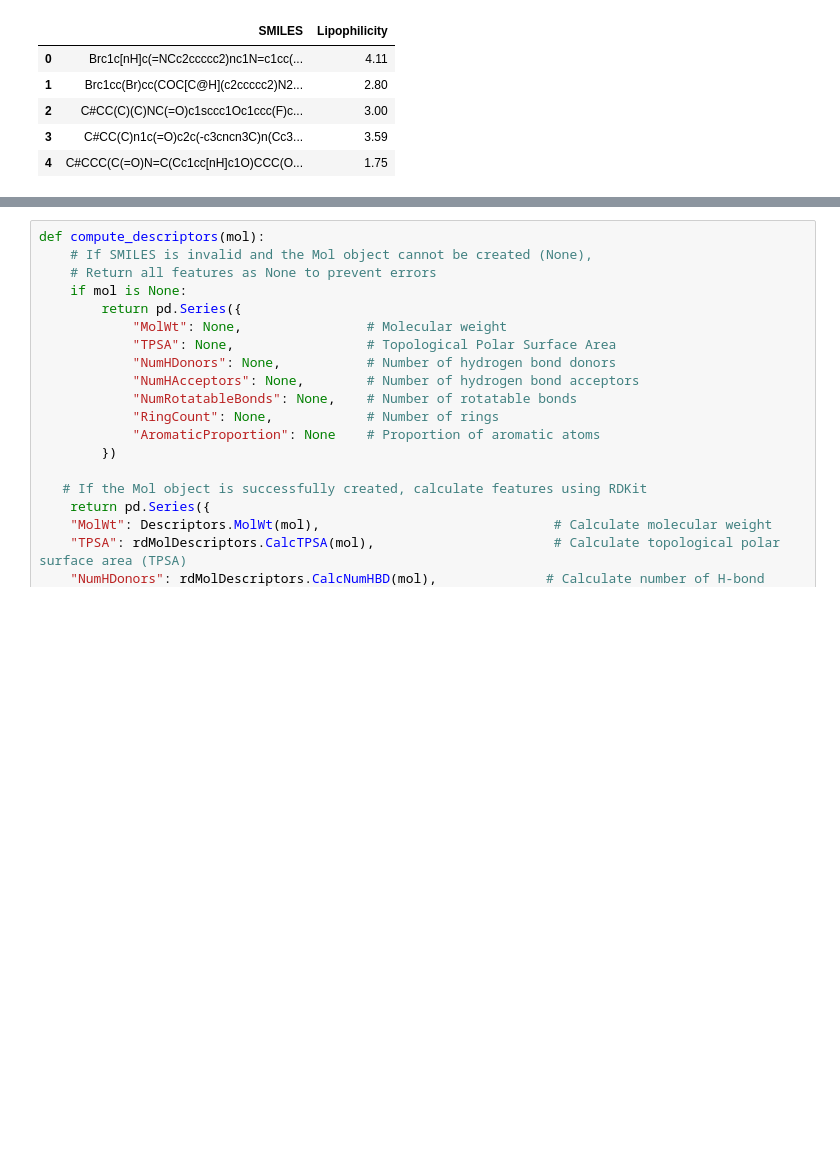
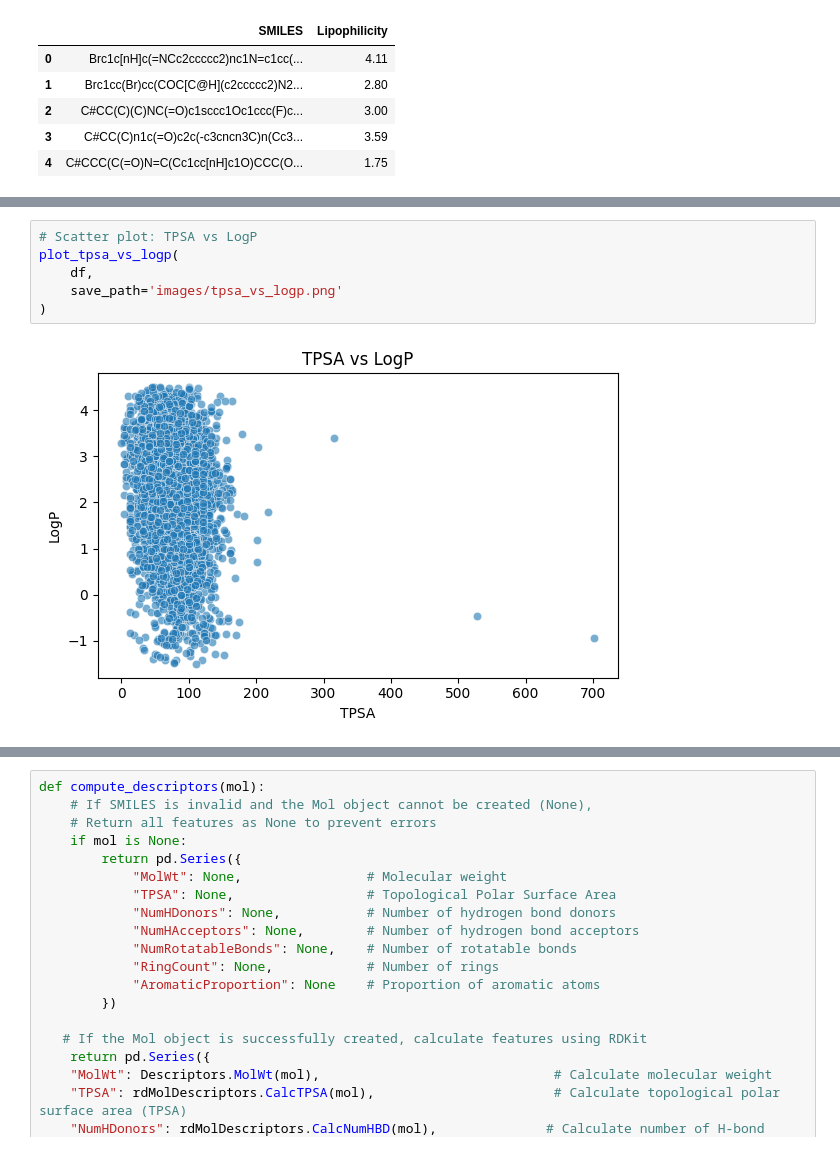
Before and after one commit to Kyeongbin-Tom/logp-tpsa-analysis, a Jupyter notebook: notebooks/LogP_TPSA_Analysis.ipynb, the cells around one changed output, grey strips where cells are left out. Cells and saved outputs as stored; diff of their text form; blank space fills up the shorter version.

```diff
--- a/notebooks/LogP_TPSA_Analysis.ipynb
+++ b/notebooks/LogP_TPSA_Analysis.ipynb
@@ -31,0 +70,8 @@ Successfully installed rdkit-2025.3.3
+# %%
+# Scatter plot: TPSA vs LogP
+plot_tpsa_vs_logp(
+    df,
+    save_path='images/tpsa_vs_logp.png'
+)
+# %% [output]
+[figure, added]
```
Also changed, not shown: parts of 26 cells of this notebook.
